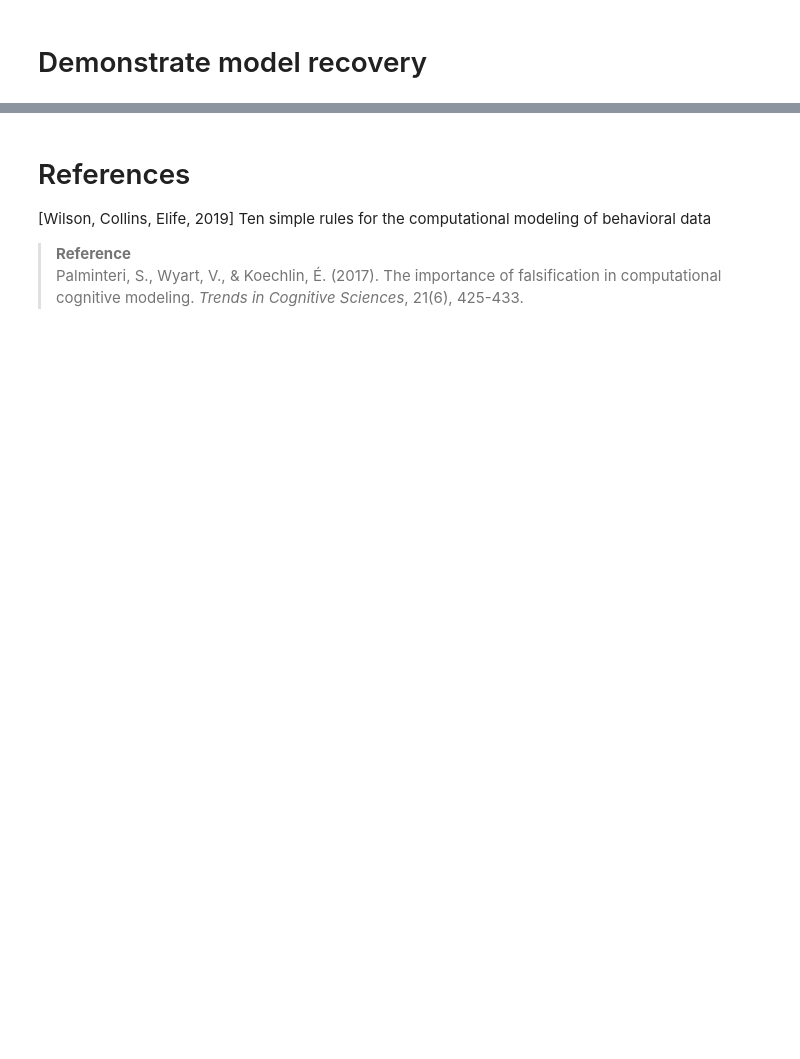
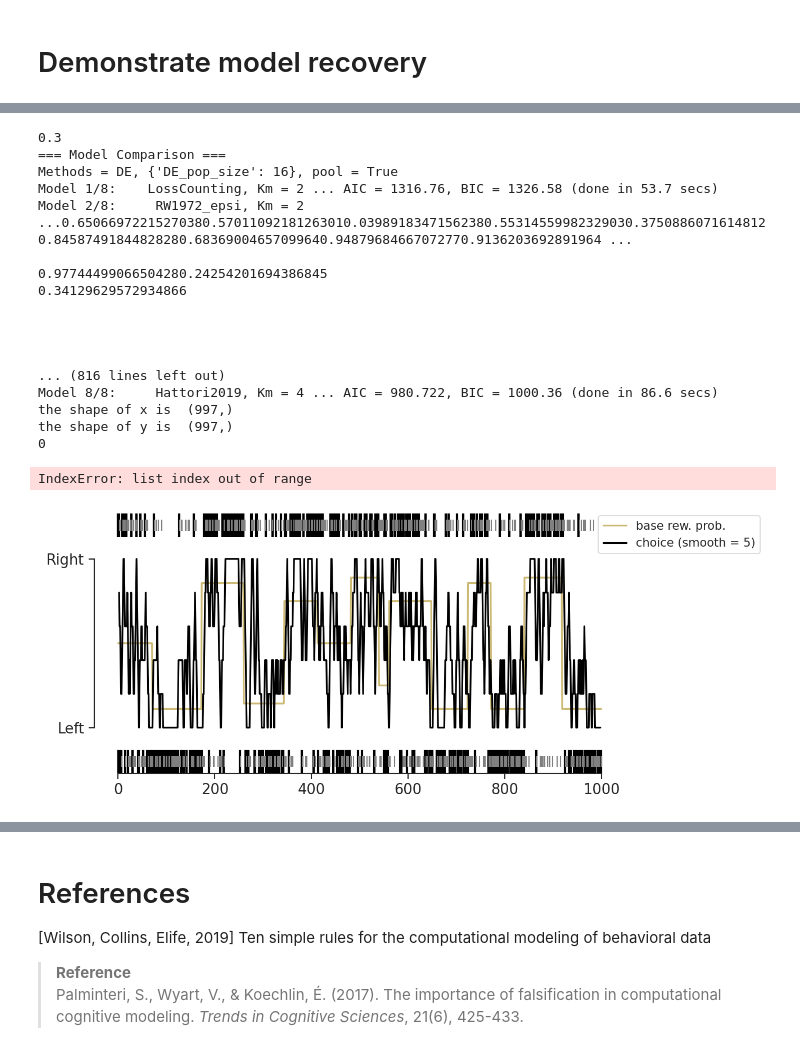
Before and after one commit to AllenSWDB/SWDB_2025_Dynamical_Systems, a Jupyter notebook: code/test_shuchen.ipynb, the cells around one changed output, grey strips where cells are left out. Saved outputs shown, nothing was run; the diff lists cells and outputs as text; code cells hidden in the pictures; blank space fills up the shorter version.

```diff
--- a/code/test_shuchen.ipynb
+++ b/code/test_shuchen.ipynb
@@ -697,0 +798,26 @@ compute_LL_surface(forager, para_names, para_bounds, para_scales = para_scales,
+# %%
+choice_history, reward_history, p_reward = generate_fake_data('RW1972_softmax', ['learn_rate','softmax_temperature'], [0.3,0.2])
+model_comparison = BanditModelComparison(choice_history, reward_history, p_reward, models = [1,2,3,4,5,6,7,8])
+model_comparison.fit(pool = pool, plot_predictive=[1,2,3]) # Plot predictive traces for the 1st, 2nd, and 3rd models
+model_comparison.show()
+model_comparison.plot()
+# %% [output]
+0.3
+=== Model Comparison ===
+Methods = DE, {'DE_pop_size': 16}, pool = True
+Model 1/8:    LossCounting, Km = 2 ... AIC = 1316.76, BIC = 1326.58 (done in 53.7 secs)
+Model 2/8:     RW1972_epsi, Km = 2 ...0.65066972215270380.57011092181263010.03989183471562380.55314559982329030.37508860716148120.84587491844828280.68369004657099640.94879684667072770.9136203692891964 ...
+
+0.97744499066504280.24254201694386845
+0.34129629572934866
+
+
+
+
+... (816 lines left out)
+Model 8/8:     Hattori2019, Km = 4 ... AIC = 980.722, BIC = 1000.36 (done in 86.6 secs)
+the shape of x is  (997,)
+the shape of y is  (997,)
+0
+IndexError: list index out of range
+[figure, added]
```
Also changed, not shown: parts of 16 cells of this notebook, 1 other file.
